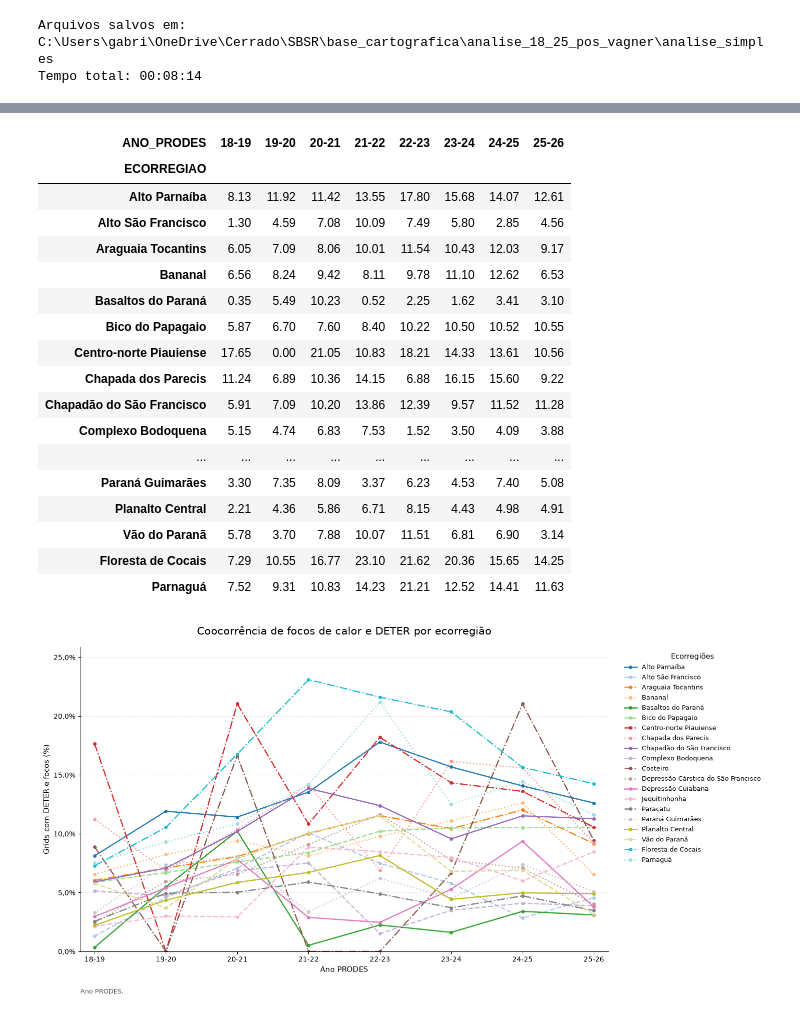
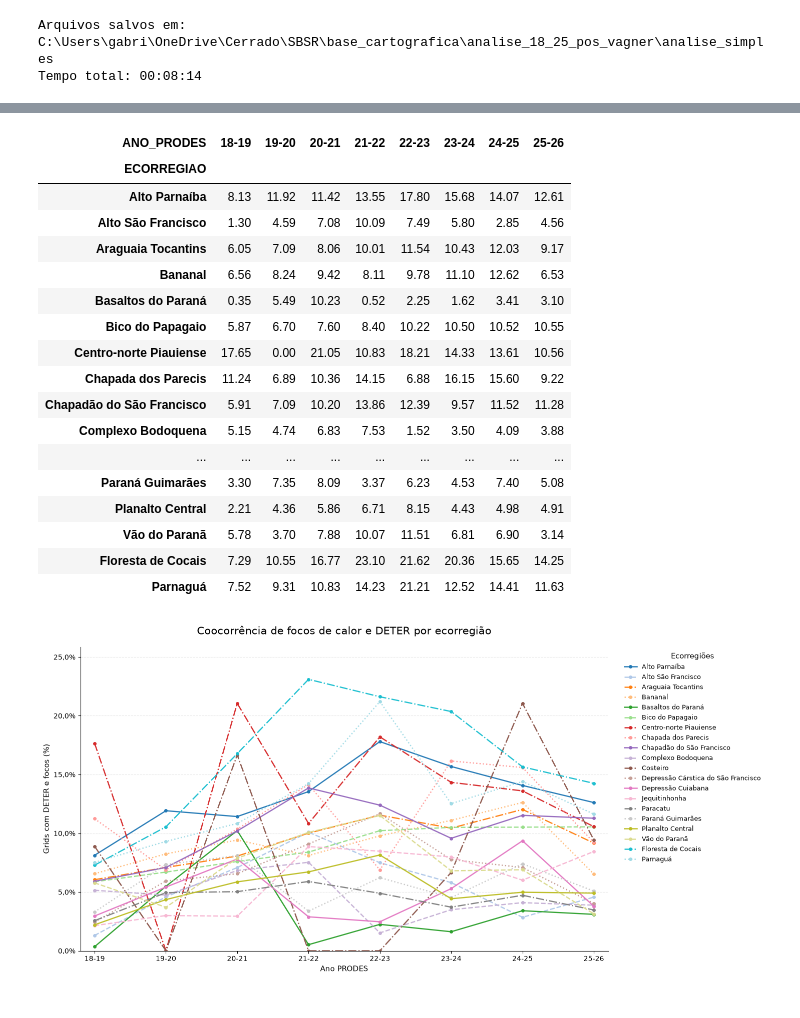
Before and after one commit to alvesgabrie/cerrado-coocorrencia-focos-deter-sbsr, a Jupyter notebook: analise_estatistica_sbsr.ipynb, the cells around one changed output, grey strips where cells are left out. Cells and saved outputs as stored; diff of their text form; code cells hidden in the pictures.

```diff
--- a/analise_estatistica_sbsr.ipynb
+++ b/analise_estatistica_sbsr.ipynb
@@ -833,14 +833,6 @@ ax.legend(
     title_fontsize=11,
 )
 
-fig.text(
-    0.08,
-    0.035,
-    "Ano PRODES.",
-    fontsize=9,
-    color="#555555",
-)
-
 fig.subplots_adjust(
     left=0.08,
     right=0.70,
@@ -883,23 +875,23 @@ Ano PRODES 25-26: iniciado
 
 PERCENTUAIS ANUAIS POR ECORREGIÃO
 | ANO_PRODES | 18-19 | 19-20 | 20-21 | 21-22 | 22-23 | 23-24 | 24-25 | 25-26 |
 | ECORREGIAO |  |  |  |  |  |  |  |  |
 | Alto Parnaíba | 8.13 | 11.92 | 11.42 | 13.55 | 17.80 | 15.68 | 14.07 | 12.61 |
 | Alto São Francisco | 1.30 | 4.59 | 7.08 | 10.09 | 7.49 | 5.80 | 2.85 | 4.56 |
 | Araguaia Tocantins | 6.05 | 7.09 | 8.06 | 10.01 | 11.54 | 10.43 | 12.03 | 9.17 |
 | Bananal | 6.56 | 8.24 | 9.42 | 8.11 | 9.78 | 11.10 | 12.62 | 6.53 |
 | Basaltos do Paraná | 0.35 | 5.49 | 10.23 | 0.52 | 2.25 | 1.62 | 3.41 | 3.10 |
 | Bico do Papagaio | 5.87 | 6.70 | 7.60 | 8.40 | 10.22 | 10.50 | 10.52 | 10.55 |
 | Centro-norte Piauiense | 17.65 | 0.00 | 21.05 | 10.83 | 18.21 | 14.33 | 13.61 | 10.56 |
 | Chapada dos Parecis | 11.24 | 6.89 | 10.36 | 14.15 | 6.88 | 16.15 | 15.60 | 9.22 |
 | Chapadão do São Francisco | 5.91 | 7.09 | 10.20 | 13.86 | 12.39 | 9.57 | 11.52 | 11.28 |
 | Complexo Bodoquena | 5.15 | 4.74 | 6.83 | 7.53 | 1.52 | 3.50 | 4.09 | 3.88 |
 | ... | ... | ... | ... | ... | ... | ... | ... | ... |
 | Paraná Guimarães | 3.30 | 7.35 | 8.09 | 3.37 | 6.23 | 4.53 | 7.40 | 5.08 |
 | Planalto Central | 2.21 | 4.36 | 5.86 | 6.71 | 8.15 | 4.43 | 4.98 | 4.91 |
 | Vão do Paranã | 5.78 | 3.70 | 7.88 | 10.07 | 11.51 | 6.81 | 6.90 | 3.14 |
 | Floresta de Cocais | 7.29 | 10.55 | 16.77 | 23.10 | 21.62 | 20.36 | 15.65 | 14.25 |
 | Parnaguá | 7.52 | 9.31 | 10.83 | 14.23 | 21.21 | 12.52 | 14.41 | 11.63 |
-[figure, old version]
+[figure, new version]
 Tabela: C:\Users\gabri\OneDrive\Cerrado\SBSR\base_cartografica\analise_18_25_pos_vagner\analise_ecorregioes_anual\coocorrencia_anual_por_ecorregiao.csv
 Gráfico: C:\Users\gabri\OneDrive\Cerrado\SBSR\base_cartografica\analise_18_25_pos_vagner\analise_ecorregioes_anual\coocorrencia_anual_por_ecorregiao.png
```
Also changed, not shown: parts of 1 cell of this notebook.
